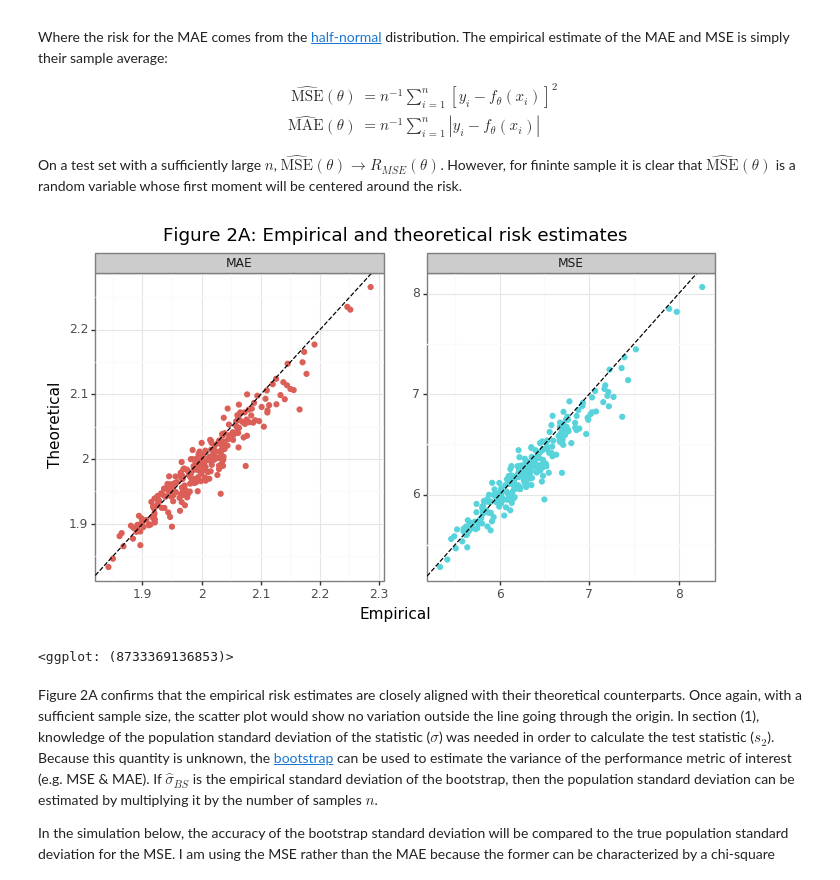
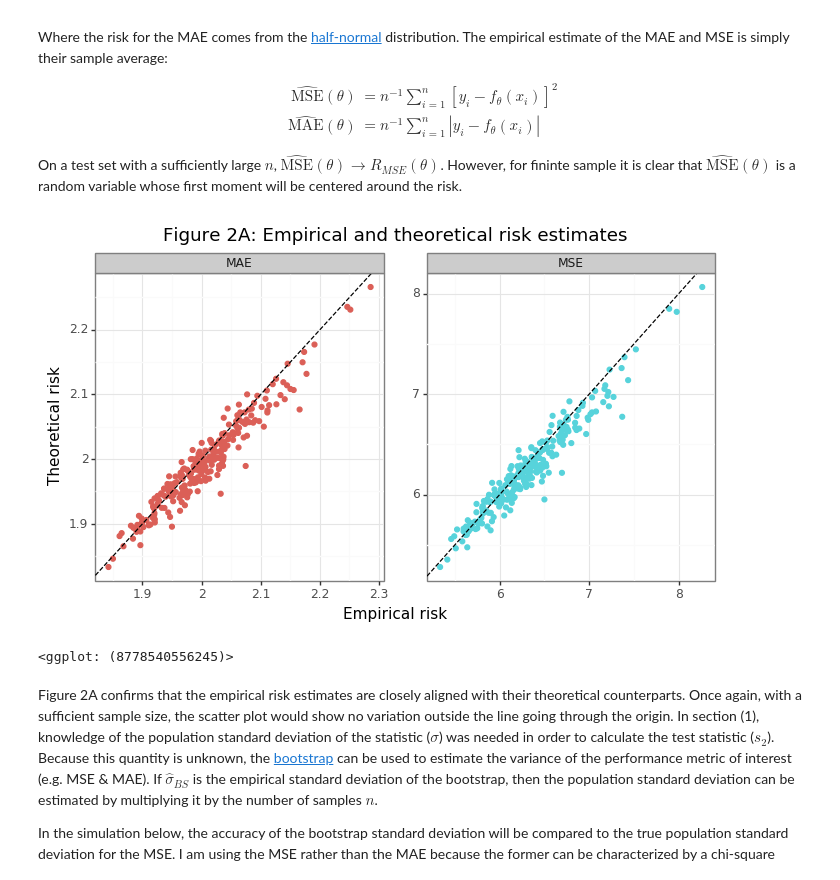
Before and after one commit to erikdrysdale/erikdrysdale.github.io, a Jupyter notebook: _rmd/extra_regression/power_for_regression_metrics.ipynb, the cells around one changed output. Saved outputs shown, nothing was run; the diff lists cells and outputs as text; code cells hidden in the pictures.

```diff
--- a/_rmd/extra_regression/power_for_regression_metrics.ipynb
+++ b/_rmd/extra_regression/power_for_regression_metrics.ipynb
@@ -253,11 +253,13 @@ Figure 1B reveals that as the second-stage sample size ($n_2$) or the value of $
 # %%
 df_emp_long = df_power.melt(['k','n2'],['emp_power','emp_type1'],'tt')
 df_emp_long.tt = df_emp_long.tt.map({'emp_power':'Empirical Power','emp_type1':'Empirical Type-I'})
+tmp = pd.DataFrame({'tt':'Empirical Type-I', 'vv':0.05},index=[0])
 plotnine.options.figure_size = (8, 4)
 gg_emp = (ggplot(df_emp_long,aes(x='n2',y='value',color='k',group='k')) + theme_bw() +
-            geom_line() + labs(x='n2',y='Power') + facet_wrap('~tt',scales='free_y') +
+            geom_line() + labs(x='n2',y='Value') + facet_wrap('~tt',scales='free_y') +
             ggtitle('Figure 1C: Empirical results match theory') +
             theme(subplots_adjust={'wspace': 0.15}) +
-            scale_x_continuous(limits=[0,1001]))
+            scale_x_continuous(limits=[0,1001]) +
+            geom_hline(aes(yintercept='vv'),data=tmp,inherit_aes=False,linetype='--'))
 gg_emp
 # %% [output]
@@ -326,36 +328,36 @@ def dgp_yX(n,p,t0=1,sig2=1,theta0=None):
 np.random.seed(seed)
 n, p, t0 = 100, 20, 0.5
 sig2 = t0**2*p
 nsim = 250
 holder = []
 for ii in range(nsim):
     y, X, theta0 = dgp_yX(n, p, t0=t0, sig2=sig2)
     mdl = LinearRegression(fit_intercept=True).fit(y=y,X=X)
     l2_error = np.sum((theta0 - mdl.coef_)**2)
     ytest, Xtest, _ = dgp_yX(100*n, p, theta0=theta0, sig2=sig2)
     eta_test = mdl.predict(Xtest)
     # Calculate theoretical R(MSE), R(MAE)
     risk_mse, risk_mae = sig2 + l2_error, np.sqrt((sig2 + l2_error)*2/np.pi)
     hat_mse, hat_mae = MSE(ytest, eta_test), MAE(ytest, eta_test)
     tmp = pd.DataFrame({'risk_mse':risk_mse, 'hat_mse':hat_mse, 'risk_mae':risk_mae, 'hat_mae':hat_mae}, index=[ii])
     holder.append(tmp)
     del tmp
 df_risk = pd.concat(holder).rename_axis('idx').reset_index().melt('idx',None,'tmp')
 df_risk = df_risk.assign(tt=lambda x: x.tmp.str.split('_',2,True).iloc[:,0],
                          metric=lambda x: x.tmp.str.split('_',2,True).iloc[:,1]).drop(columns=['tmp'])
 df_risk = df_risk.pivot_table('value',['idx','metric'],'tt').reset_index()
 
 plotnine.options.figure_size = (8, 4)
 gg_risk = (ggplot(df_risk,aes(x='hat',y='risk',color='metric')) + theme_bw() +
-           geom_point() + labs(x='Empirical',y='Theoretical') +
+           geom_point() + labs(x='Empirical risk',y='Theoretical risk') +
            facet_wrap('~metric',labeller=labeller(metric={'mae':'MAE','mse':'MSE'}),scales='free') +
            theme(subplots_adjust={'wspace': 0.15}) + guides(color=False) +
            ggtitle('Figure 2A: Empirical and theoretical risk estimates') +
            geom_abline(slope=1,intercept=0,linetype='--'))
 gg_risk
 # %% [output]
-[figure, old version]
+[figure, new version]
-<ggplot: (8733369136853)>
+<ggplot: (8778540556245)>
 # %% [markdown]
 Figure 2A confirms that the empirical risk estimates are closely aligned with their theoretical counterparts. Once again, with a sufficient sample size, the scatter plot would show no variation outside the line going through the origin. In section (1), knowledge of the population standard deviation of the statistic ($\sigma$) was needed in order to calculate the test statistic ($s_2$). Because this quantity is unknown, the [bootstrap](https://en.wikipedia.org/wiki/Bootstrapping_(statistics)) can be used to estimate the variance of the performance metric of interest (e.g. MSE & MAE). If $\hat\sigma_{BS}$ is the empirical standard deviation of the bootstrap, then the population standard deviation can be estimated by multiplying it by the number of samples $n$.
 
```
Also changed, not shown: parts of 6 cells of this notebook, 1 other file.
